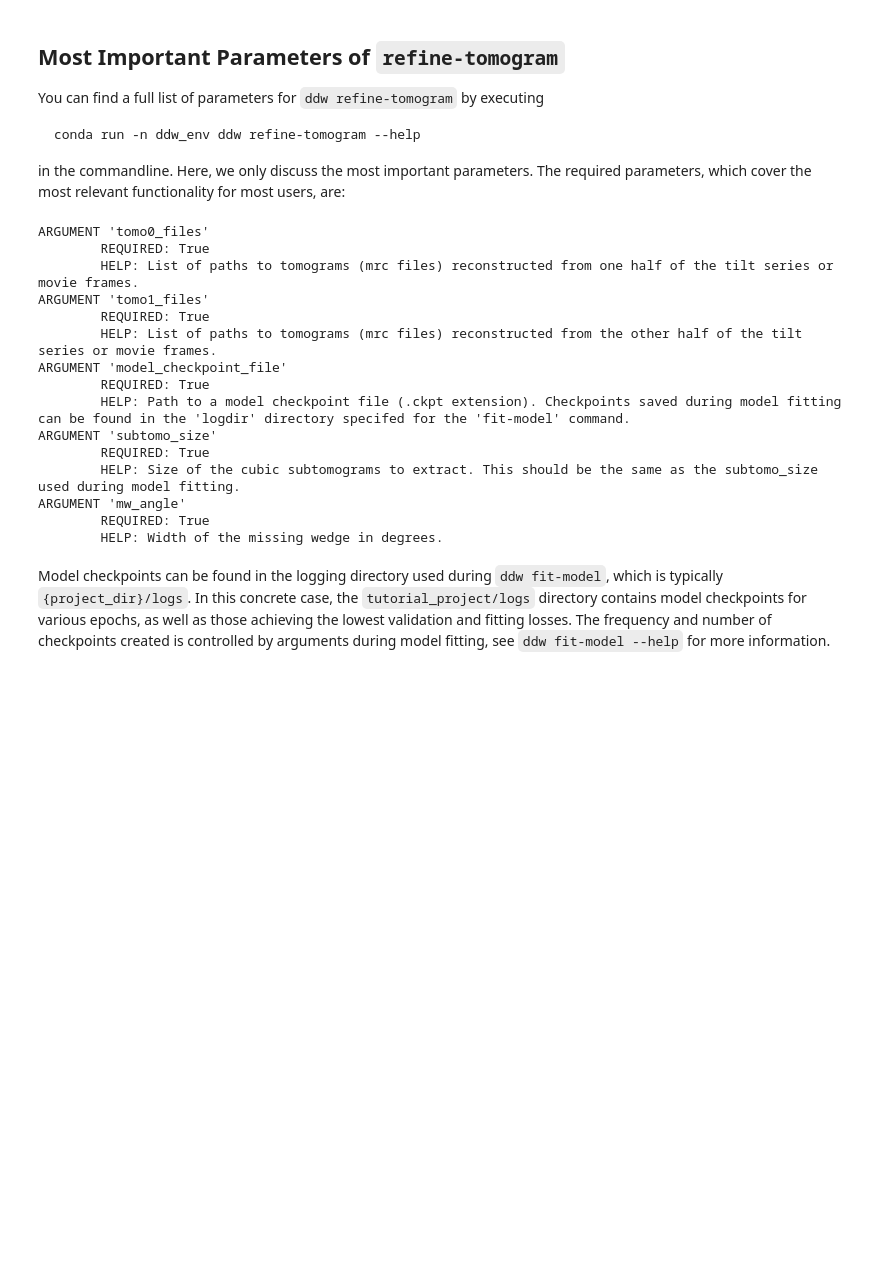
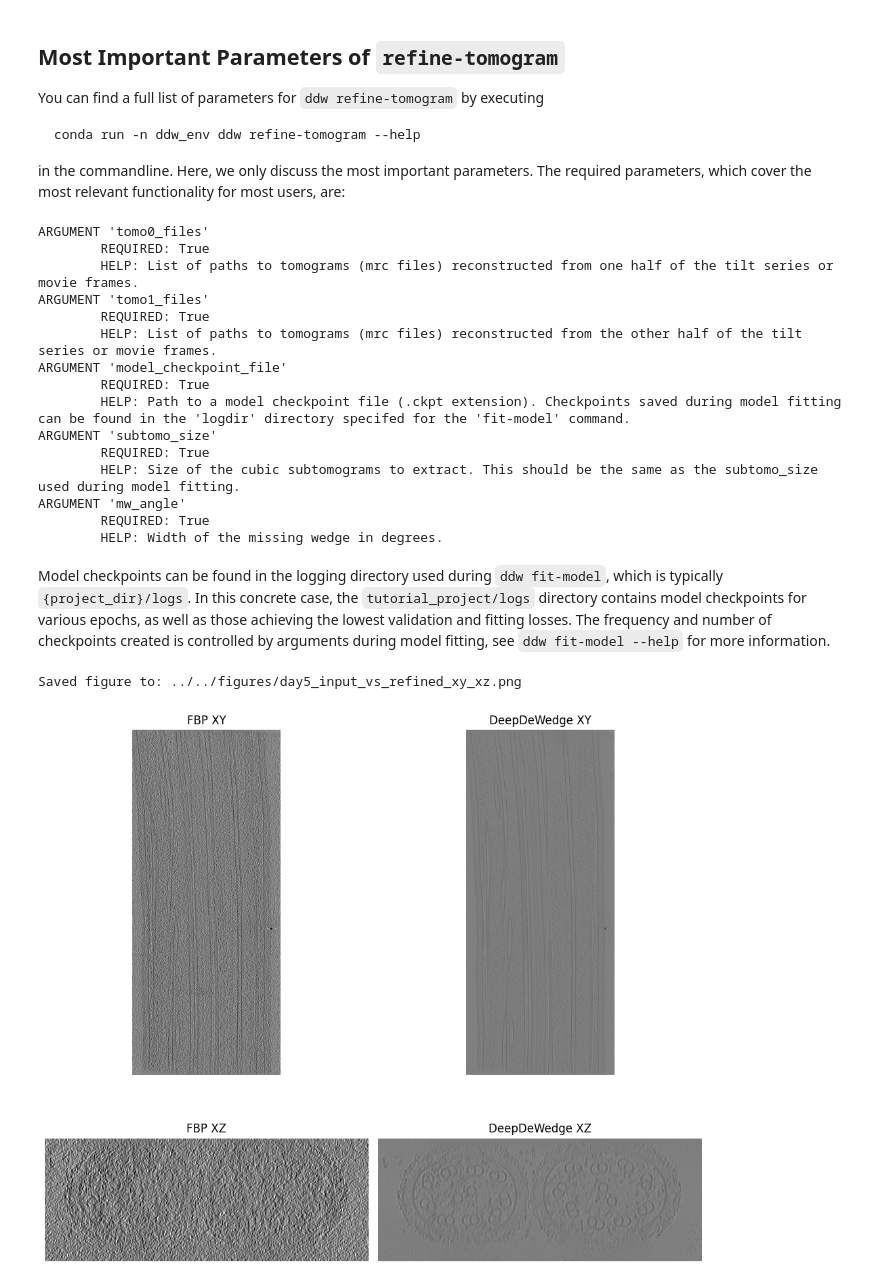
Before and after one commit to fabio-schneider-ch/semester-project-deepdewedge, a Jupyter notebook: notebooks/tutorial/Step3_TomogramRefinement.ipynb, the cells around one changed output. Drawn from its saved outputs; the diff is of its cells as text; code cells hidden in the pictures; blank space fills up the shorter version.

Commit message:
Day 5 comparison figure

```diff
--- a/notebooks/tutorial/Step3_TomogramRefinement.ipynb
+++ b/notebooks/tutorial/Step3_TomogramRefinement.ipynb
@@ -137,3 +137,67 @@ ARGUMENT 'mw_angle'
         HELP: Width of the missing wedge in degrees.
 # %% [markdown]
 Model checkpoints can be found in the logging directory used during `ddw fit-model`, which is typically `{project_dir}/logs`. In this concrete case, the `tutorial_project/logs` directory contains model checkpoints for various epochs, as well as those achieving the lowest validation and fitting losses. The frequency and number of checkpoints created is controlled by arguments during model fitting, see `ddw fit-model --help` for more information.
+# %%
+import os
+import numpy as np
+import matplotlib.pyplot as plt
+import torch
+
+from ddw.utils.mrctools import load_mrc_data
+
+# Load tomograms
+tomo_ddw = load_mrc_data("./tutorial_project/refined_tomograms/tomo_even_frames+tomo_odd_frames_refined.rec")
+tomo_fbp = load_mrc_data("./tutorial_data/tomo_all_frames.rec")
+
+# Convert to numpy if needed
+if isinstance(tomo_ddw, torch.Tensor):
+    tomo_ddw = tomo_ddw.cpu().numpy()
+if isinstance(tomo_fbp, torch.Tensor):
+    tomo_fbp = tomo_fbp.cpu().numpy()
+
+# Middle slices
+z_mid = tomo_fbp.shape[0] // 2
+y_mid = tomo_fbp.shape[1] // 2
+
+# XY slices (constant z)
+fbp_xy = tomo_fbp[z_mid, :, :]
+ddw_xy = tomo_ddw[z_mid, :, :]
+
+# XZ slices (constant y)
+fbp_xz = tomo_fbp[:, y_mid, :]
+ddw_xz = tomo_ddw[:, y_mid, :]
+
+# Common display range
+all_std = max(tomo_fbp.std(), tomo_ddw.std())
+vmin = -3 * all_std
+vmax =  3 * all_std
+
+# Create figure
+fig, axes = plt.subplots(2, 2, figsize=(10, 10))
+
+axes[0, 0].imshow(fbp_xy, cmap="gray", vmin=vmin, vmax=vmax)
+axes[0, 0].set_title("FBP XY")
+axes[0, 0].axis("off")
+
+axes[0, 1].imshow(ddw_xy, cmap="gray", vmin=vmin, vmax=vmax)
+axes[0, 1].set_title("DeepDeWedge XY")
+axes[0, 1].axis("off")
+
+axes[1, 0].imshow(fbp_xz, cmap="gray", vmin=vmin, vmax=vmax)
+axes[1, 0].set_title("FBP XZ")
+axes[1, 0].axis("off")
+
+axes[1, 1].imshow(ddw_xz, cmap="gray", vmin=vmin, vmax=vmax)
+axes[1, 1].set_title("DeepDeWedge XZ")
+axes[1, 1].axis("off")
+
+plt.tight_layout()
+
+# Save figure
+os.makedirs("../../figures", exist_ok=True)
+save_path = "../../figures/day5_input_vs_refined_xy_xz.png"
+plt.savefig(save_path, dpi=300, bbox_inches="tight")
+print(f"Saved figure to: {save_path}")
+# %% [output]
+Saved figure to: ../../figures/day5_input_vs_refined_xy_xz.png
+[figure, added]
```
Also changed, not shown: 1 other file.
